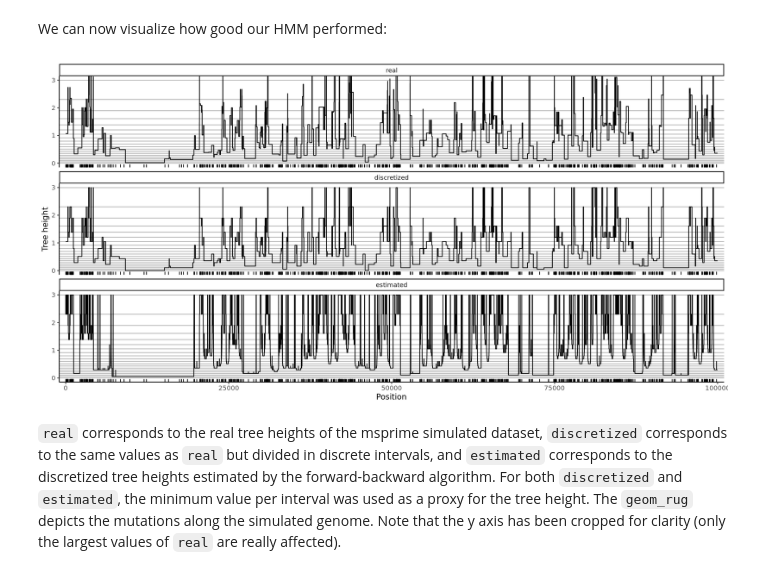
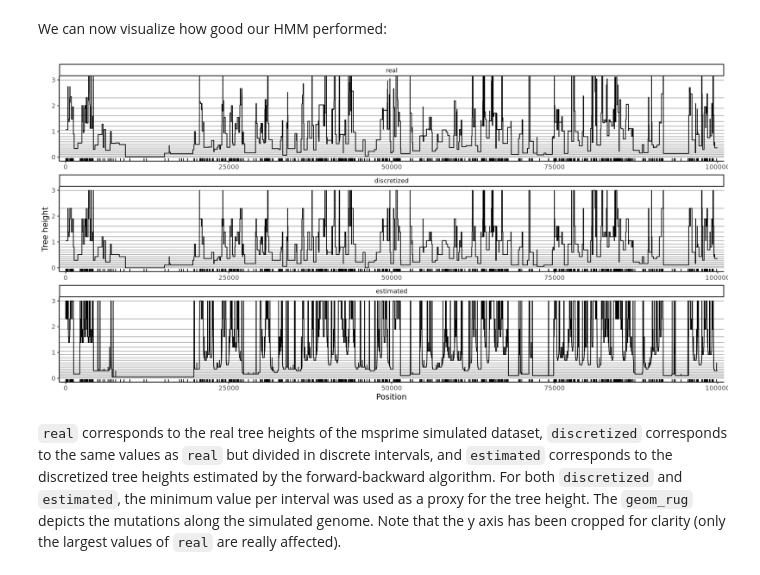
Before and after one commit to rivasiker/phasetype, a Jupyter notebook: scripts/01_msprime_simulations/01_msprime_simulations.ipynb, the cells around one changed output. Drawn from its saved outputs; the diff is of its cells as text; code cells hidden in the pictures.

```diff
--- a/scripts/01_msprime_simulations/01_msprime_simulations.ipynb
+++ b/scripts/01_msprime_simulations/01_msprime_simulations.ipynb
@@ -1018,35 +1018,35 @@ a_tab <- tibble(
     #slice(10000:20000) %>%
     pivot_longer(-c(position, mutation)) %>%
     mutate(
         name = factor(name,
                       c('real', 'discretized', 'estimated')
                      )
     )
 
 
 rug_tab <-
     a_tab %>%
     filter(name == 'discretized') %>%
     filter(mutation == 1) %>%
     select(position)
 
 a_tab %>%
     ggplot() +
     geom_hline(aes(yintercept = y),
                alpha = 0.3,
                data = tibble(y = c(0,tm[1:(nInt-1)]))) +
     geom_line(aes(position, value)) +
     geom_rug(aes(x = position), data = rug_tab) +
     #scale_y_continuous(trans = scales::log_trans(),
     #                   breaks = scales::log_breaks()) +
-    facet_wrap(~name, ncol = 1, scales = 'free_y') +
+    facet_wrap(~name, ncol = 1, scales = 'free_x') +
     coord_cartesian(ylim=c(0, tm[(nInt-1)])) +
     scale_x_continuous(expand = c(0.01,0.01)) +
     theme_classic() +
     ylab('Tree height') +
     xlab('Position')
 # %% [output]
-[figure, old version]
+[figure, new version]
 # %% [markdown]
 `real` corresponds to the real tree heights of the msprime simulated dataset, `discretized` corresponds to the same values as `real` but divided in discrete intervals, and `estimated` corresponds to the discretized tree heights estimated by the forward-backward algorithm. For both `discretized` and `estimated`, the minimum value per interval was used as a proxy for the tree height. The `geom_rug` depicts the mutations along the simulated genome. Note that the y axis has been cropped for clarity (only the largest values of `real` are really affected).
 # %%
```
